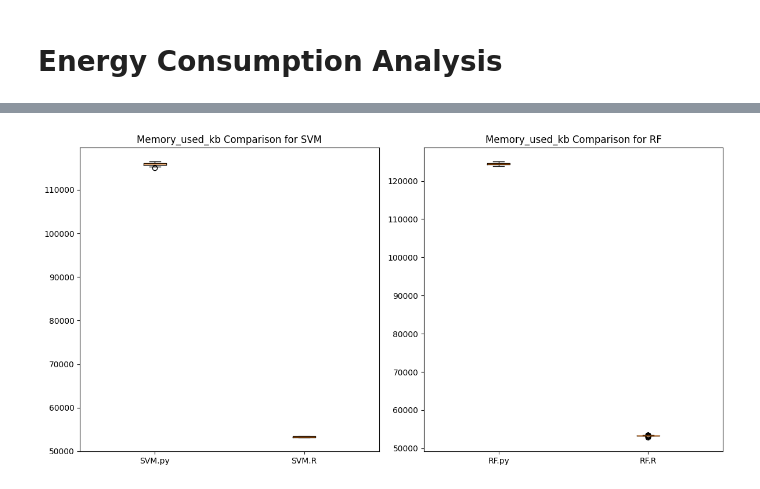
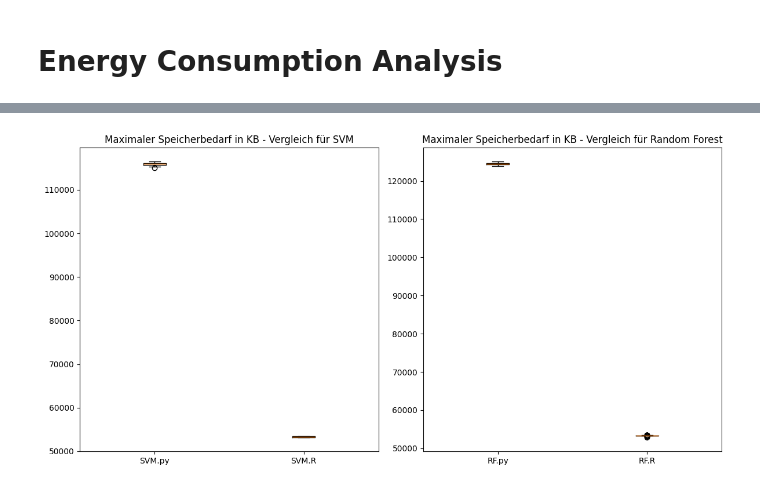
Before and after one commit to moot20/BT_Experiments, a Jupyter notebook: energy_consumption_analysis.ipynb, the cells around one changed output, grey strips where cells are left out. Saved outputs shown, nothing was run; the diff lists cells and outputs as text; code cells hidden in the pictures.

```diff
--- a/energy_consumption_analysis.ipynb
+++ b/energy_consumption_analysis.ipynb
@@ -117,18 +117,18 @@ plt.show()
 # %%
 # Plot comparison of Memory_used_kb
 plt.figure(figsize=(12, 6))
 
 plt.subplot(1, 2, 1)
 plt.boxplot([svm_py_data['Memory_used_kb'], svm_r_data['Memory_used_kb']],
             tick_labels=['SVM.py', 'SVM.R'])
-plt.title('Memory_used_kb Comparison for SVM')
+plt.title('Maximaler Speicherbedarf in KB - Vergleich für SVM')
 
 plt.subplot(1, 2, 2)
 plt.boxplot([rf_py_data['Memory_used_kb'], rf_r_data['Memory_used_kb']],
             tick_labels=['RF.py', 'RF.R'])
-plt.title('Memory_used_kb Comparison for RF')
+plt.title('Maximaler Speicherbedarf in KB - Vergleich für Random Forest')
 
 plt.tight_layout()
 plt.show()
 # %% [output]
-[figure, old version]
+[figure, new version]
```
Also changed, not shown: parts of 4 cells of this notebook.
